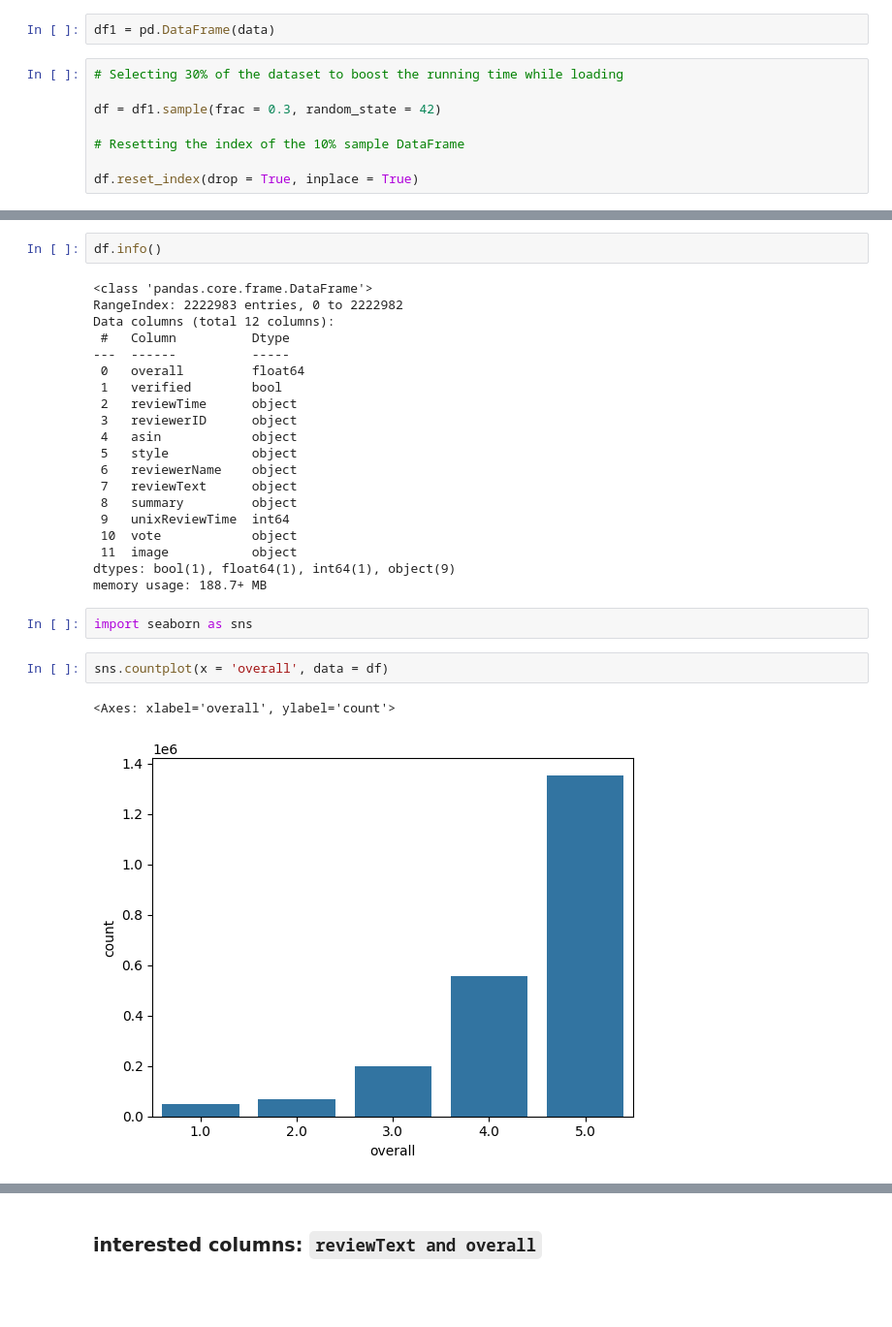
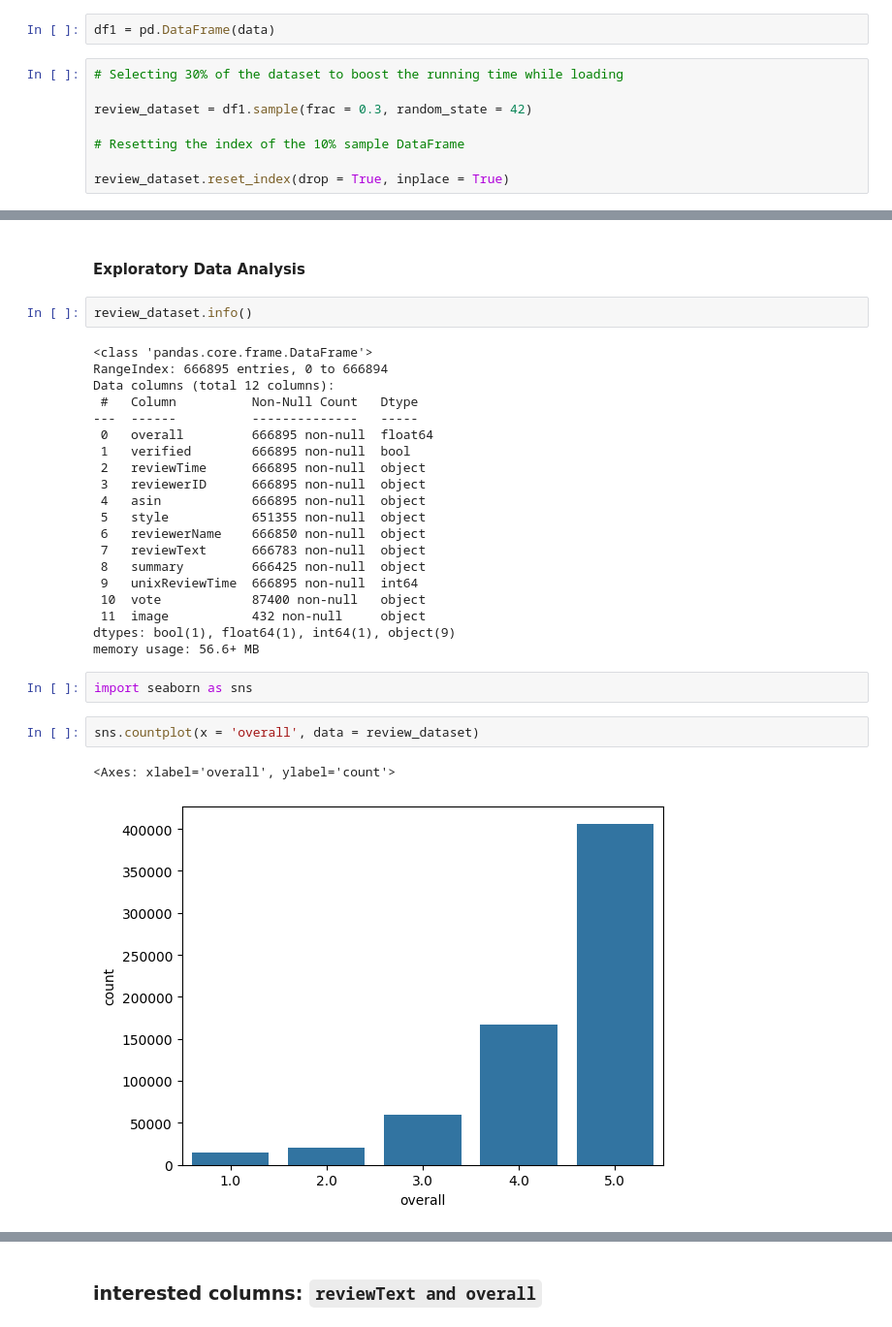
Before and after one commit to nuvita97/dsp-final-project, a Jupyter notebook: notebooks/DSP_Project_Machine_Learning_Final.ipynb, the cells around one changed output, grey strips where cells are left out. Shown at 97% size. Saved outputs shown, nothing was run; the diff lists cells and outputs as text; blank space fills up the shorter version.

```diff
--- a/notebooks/DSP_Project_Machine_Learning_Final.ipynb
+++ b/notebooks/DSP_Project_Machine_Learning_Final.ipynb
@@ -29,9 +31,9 @@ df1 = pd.DataFrame(data)
 # %%
 # Selecting 30% of the dataset to boost the running time while loading
 
-df = df1.sample(frac = 0.3, random_state = 42)
+review_dataset = df1.sample(frac = 0.3, random_state = 42)
 
 # Resetting the index of the 10% sample DataFrame
 
-df.reset_index(drop = True, inplace = True)
+review_dataset.reset_index(drop = True, inplace = True)
 # %%
@@ -43,33 +45,35 @@ df.head()
 | 2 | 5.0 | False | 08 17, 2015 | A3DVTU6BUBAC6 | B00XVC88VC | {'Format:': ' Kindle Edition'} | Jaime | My god! Conscience, the 2nd insta... | FANTASTIC 2nd installment!!!!! | ... |
 | 3 | 5.0 | True | 05 27, 2015 | A175GM0AGKEBBF | B00UZKS8V8 | {'Format:': ' Kindle Edition'} | Teresa M Palombi | OMG, I wanted more | Five Stars | ... |
 | 4 | 5.0 | True | 03 10, 2015 | AHPYP1RPIJ7TU | B00O6KVFC2 | {'Format:': ' Kindle Edition'} | randy atkins | Good read all the way throughout | Five Stars | ... |
+# %% [markdown]
+#### Exploratory Data Analysis
 # %%
-df.info()
+review_dataset.info()
 # %% [output]
 <class 'pandas.core.frame.DataFrame'>
-RangeIndex: 2222983 entries, 0 to 2222982
+RangeIndex: 666895 entries, 0 to 666894
 Data columns (total 12 columns):
- #   Column          Dtype
----  ------          -----
- 0   overall         float64
- 1   verified        bool
- 2   reviewTime      object
- 3   reviewerID      object
- 4   asin            object
- 5   style           object
- 6   reviewerName    object
- 7   reviewText      object
- 8   summary         object
- 9   unixReviewTime  int64
- 10  vote            object
- 11  image           object
+ #   Column          Non-Null Count   Dtype
+---  ------          --------------   -----
+ 0   overall         666895 non-null  float64
+ 1   verified        666895 non-null  bool
+ 2   reviewTime      666895 non-null  object
+ 3   reviewerID      666895 non-null  object
+ 4   asin            666895 non-null  object
+ 5   style           651355 non-null  object
+ 6   reviewerName    666850 non-null  object
+ 7   reviewText      666783 non-null  object
+ 8   summary         666425 non-null  object
+ 9   unixReviewTime  666895 non-null  int64
+ 10  vote            87400 non-null   object
+ 11  image           432 non-null     object
 dtypes: bool(1), float64(1), int64(1), object(9)
-memory usage: 188.7+ MB
+memory usage: 56.6+ MB
 # %%
 import seaborn as sns
 # %%
-sns.countplot(x = 'overall', data = df)
+sns.countplot(x = 'overall', data = review_dataset)
 # %% [output]
 <Axes: xlabel='overall', ylabel='count'>
-[figure, old version]
+[figure, new version]
 # %%
```
Also changed, not shown: parts of 32 cells of this notebook, 3 other files.
